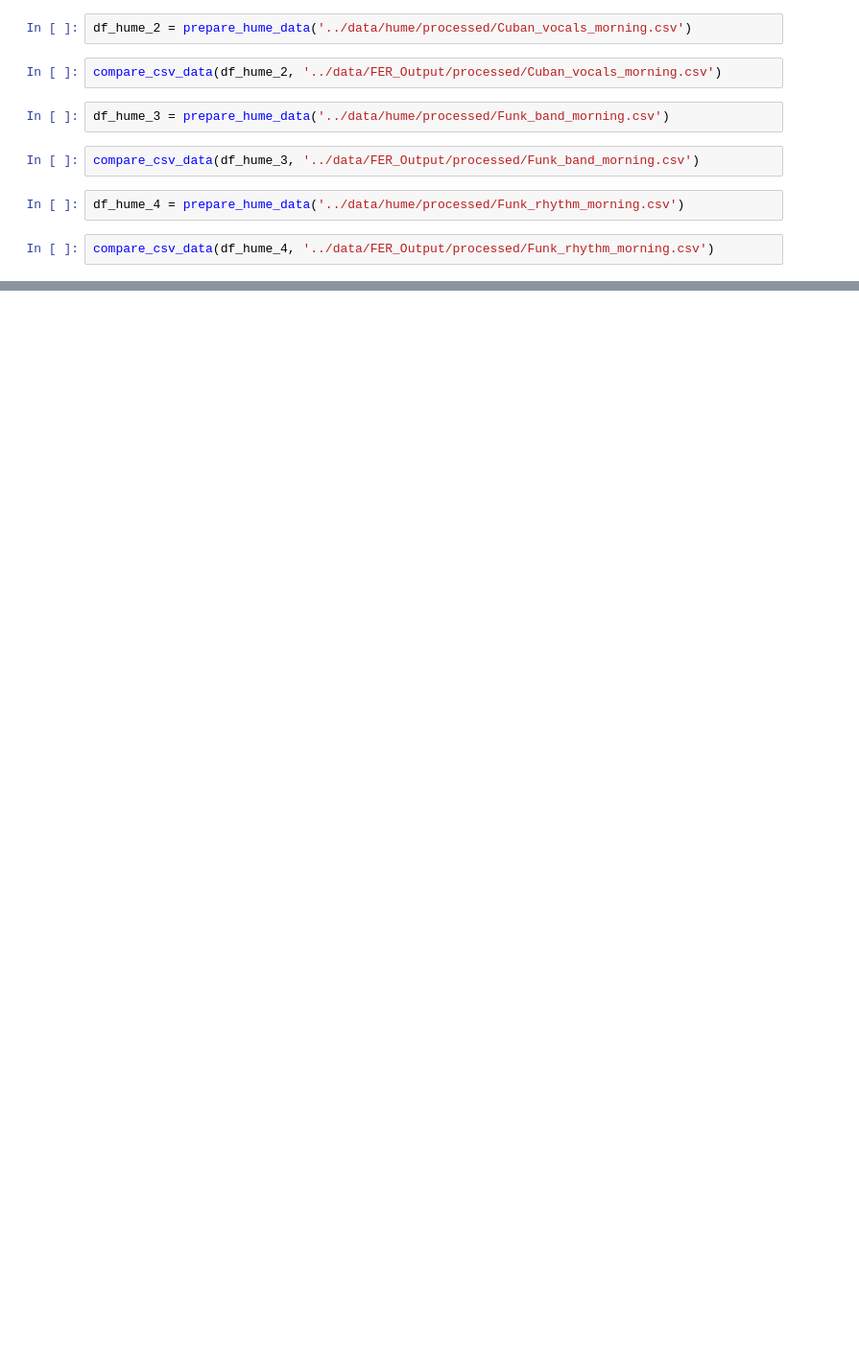
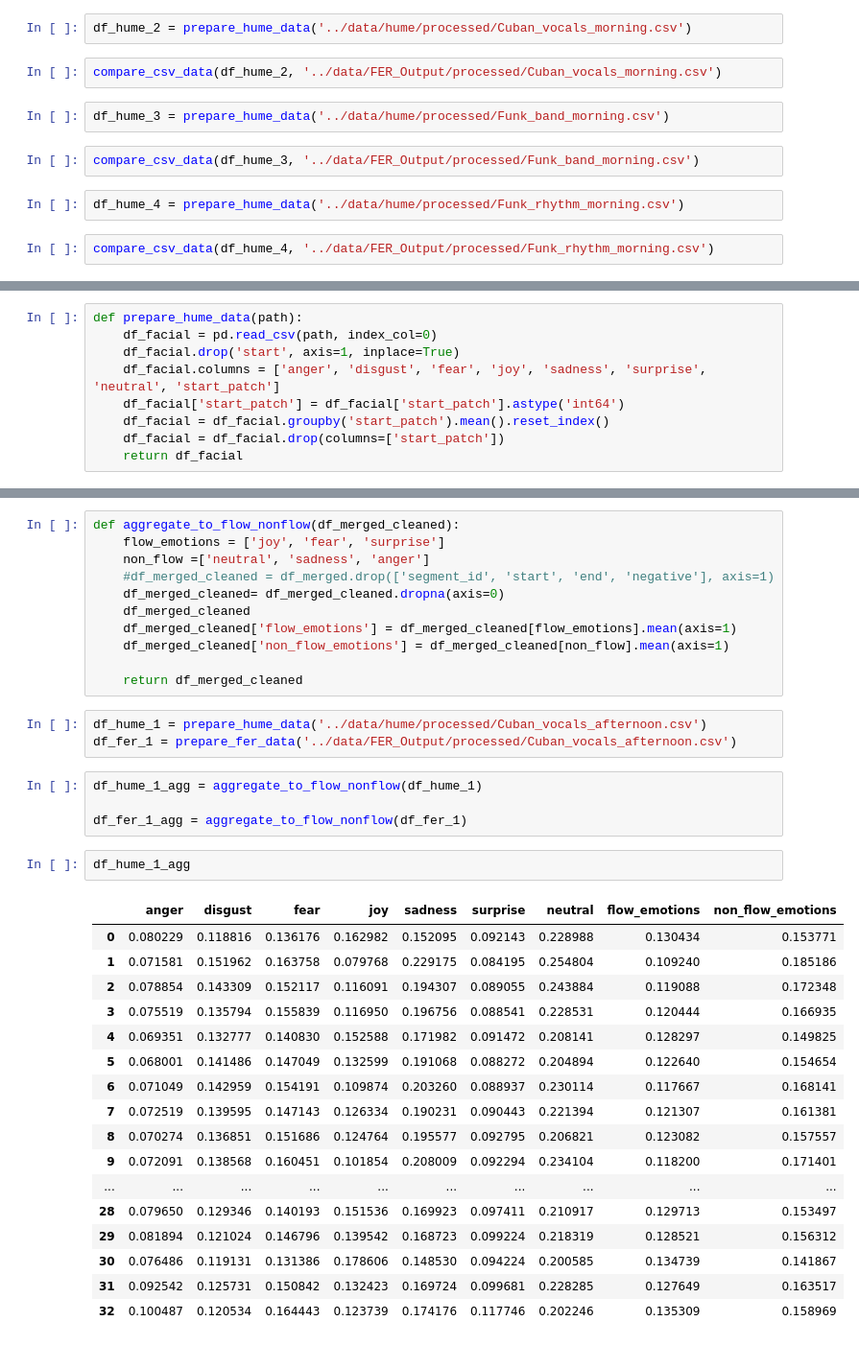
Before and after one commit to RavenRudi/coin_jazz, a Jupyter notebook: notebooks/hume_fer_validation.ipynb, the cells around one changed output, grey strips where cells are left out. Shown: that part at 96% size. Cells and saved outputs as stored; diff of their text form; blank space fills up the shorter version.

```diff
--- a/notebooks/hume_fer_validation.ipynb
+++ b/notebooks/hume_fer_validation.ipynb
@@ -139,0 +163,9 @@ compare_csv_data(df_hume_4, '../data/FER_Output/processed/Funk_rhythm_morning.cs
+# %%
+def prepare_hume_data(path):
+    df_facial = pd.read_csv(path, index_col=0)
+    df_facial.drop('start', axis=1, inplace=True)
+    df_facial.columns = ['anger', 'disgust', 'fear', 'joy', 'sadness', 'surprise', 'neutral', 'start_patch']
+    df_facial['start_patch'] = df_facial['start_patch'].astype('int64')
+    df_facial = df_facial.groupby('start_patch').mean().reset_index()
+    df_facial = df_facial.drop(columns=['start_patch'])
+    return df_facial
@@ -139,0 +181,38 @@ compare_csv_data(df_hume_4, '../data/FER_Output/processed/Funk_rhythm_morning.cs
+# %%
+def aggregate_to_flow_nonflow(df_merged_cleaned):
+    flow_emotions = ['joy', 'fear', 'surprise']
+    non_flow =['neutral', 'sadness', 'anger']
+    #df_merged_cleaned = df_merged.drop(['segment_id', 'start', 'end', 'negative'], axis=1)
+    df_merged_cleaned= df_merged_cleaned.dropna(axis=0)
+    df_merged_cleaned
+    df_merged_cleaned['flow_emotions'] = df_merged_cleaned[flow_emotions].mean(axis=1)
+    df_merged_cleaned['non_flow_emotions'] = df_merged_cleaned[non_flow].mean(axis=1)
+
+    return df_merged_cleaned
+# %%
+df_hume_1 = prepare_hume_data('../data/hume/processed/Cuban_vocals_afternoon.csv')
+df_fer_1 = prepare_fer_data('../data/FER_Output/processed/Cuban_vocals_afternoon.csv')
+# %%
+df_hume_1_agg = aggregate_to_flow_nonflow(df_hume_1)
+
+df_fer_1_agg = aggregate_to_flow_nonflow(df_fer_1)
+# %%
+df_hume_1_agg
+# %% [output]
+|  | anger | disgust | fear | joy | sadness | surprise | neutral | flow_emotions | non_flow_emotions |
+| 0 | 0.080229 | 0.118816 | 0.136176 | 0.162982 | 0.152095 | 0.092143 | 0.228988 | 0.130434 | 0.153771 |
+| 1 | 0.071581 | 0.151962 | 0.163758 | 0.079768 | 0.229175 | 0.084195 | 0.254804 | 0.109240 | 0.185186 |
+| 2 | 0.078854 | 0.143309 | 0.152117 | 0.116091 | 0.194307 | 0.089055 | 0.243884 | 0.119088 | 0.172348 |
+| 3 | 0.075519 | 0.135794 | 0.155839 | 0.116950 | 0.196756 | 0.088541 | 0.228531 | 0.120444 | 0.166935 |
+| 4 | 0.069351 | 0.132777 | 0.140830 | 0.152588 | 0.171982 | 0.091472 | 0.208141 | 0.128297 | 0.149825 |
+| 5 | 0.068001 | 0.141486 | 0.147049 | 0.132599 | 0.191068 | 0.088272 | 0.204894 | 0.122640 | 0.154654 |
+| 6 | 0.071049 | 0.142959 | 0.154191 | 0.109874 | 0.203260 | 0.088937 | 0.230114 | 0.117667 | 0.168141 |
+| 7 | 0.072519 | 0.139595 | 0.147143 | 0.126334 | 0.190231 | 0.090443 | 0.221394 | 0.121307 | 0.161381 |
+| 8 | 0.070274 | 0.136851 | 0.151686 | 0.124764 | 0.195577 | 0.092795 | 0.206821 | 0.123082 | 0.157557 |
+| 9 | 0.072091 | 0.138568 | 0.160451 | 0.101854 | 0.208009 | 0.092294 | 0.234104 | 0.118200 | 0.171401 |
+| ... | ... | ... | ... | ... | ... | ... | ... | ... | ... |
+| 28 | 0.079650 | 0.129346 | 0.140193 | 0.151536 | 0.169923 | 0.097411 | 0.210917 | 0.129713 | 0.153497 |
+| 29 | 0.081894 | 0.121024 | 0.146796 | 0.139542 | 0.168723 | 0.099224 | 0.218319 | 0.128521 | 0.156312 |
+| 30 | 0.076486 | 0.119131 | 0.131386 | 0.178606 | 0.148530 | 0.094224 | 0.200585 | 0.134739 | 0.141867 |
+| 31 | 0.092542 | 0.125731 | 0.150842 | 0.132423 | 0.169724 | 0.099681 | 0.228285 | 0.127649 | 0.163517 |
+| 32 | 0.100487 | 0.120534 | 0.164443 | 0.123739 | 0.174176 | 0.117746 | 0.202246 | 0.135309 | 0.158969 |
```
Also changed, not shown: parts of 17 cells of this notebook.
